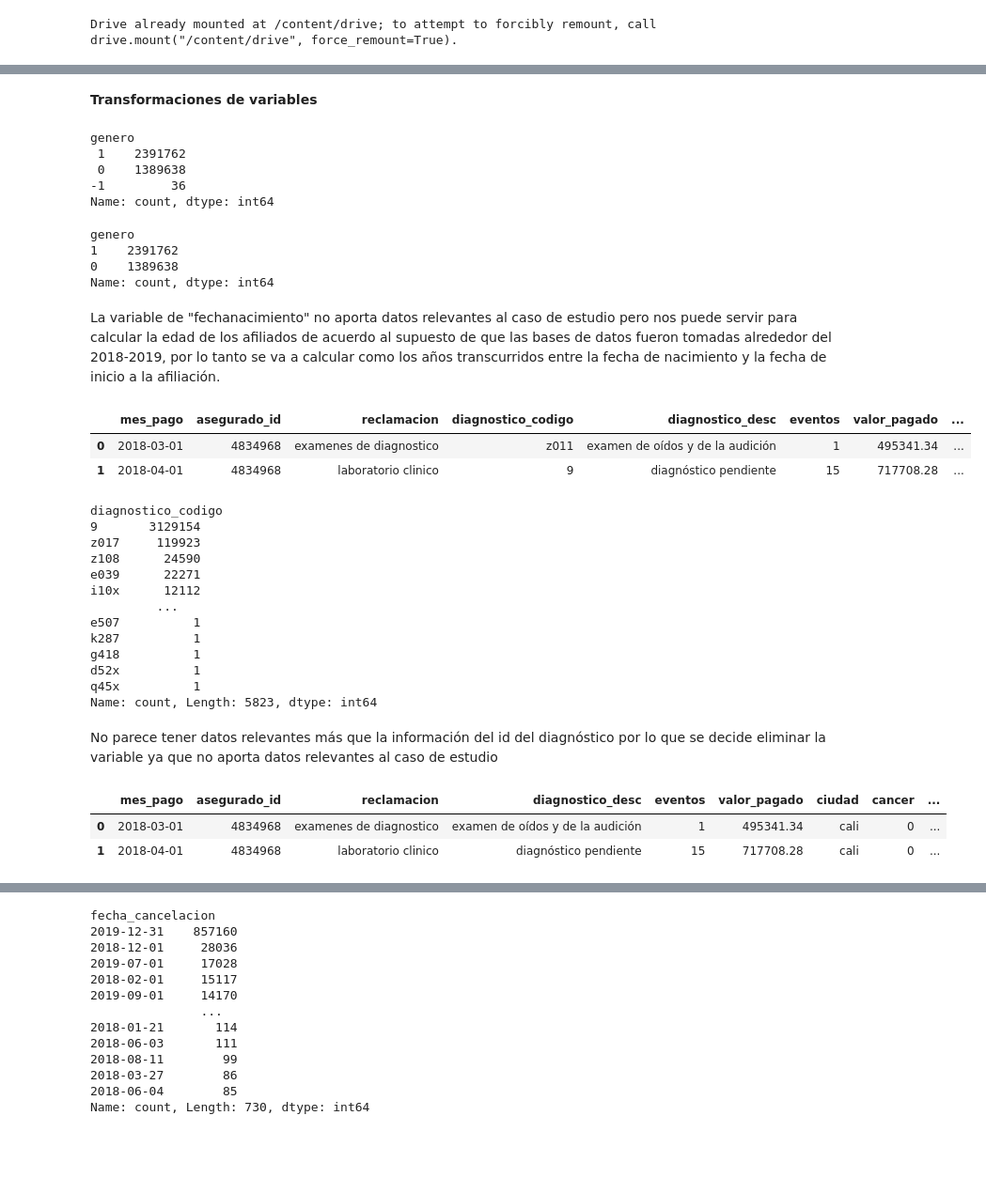
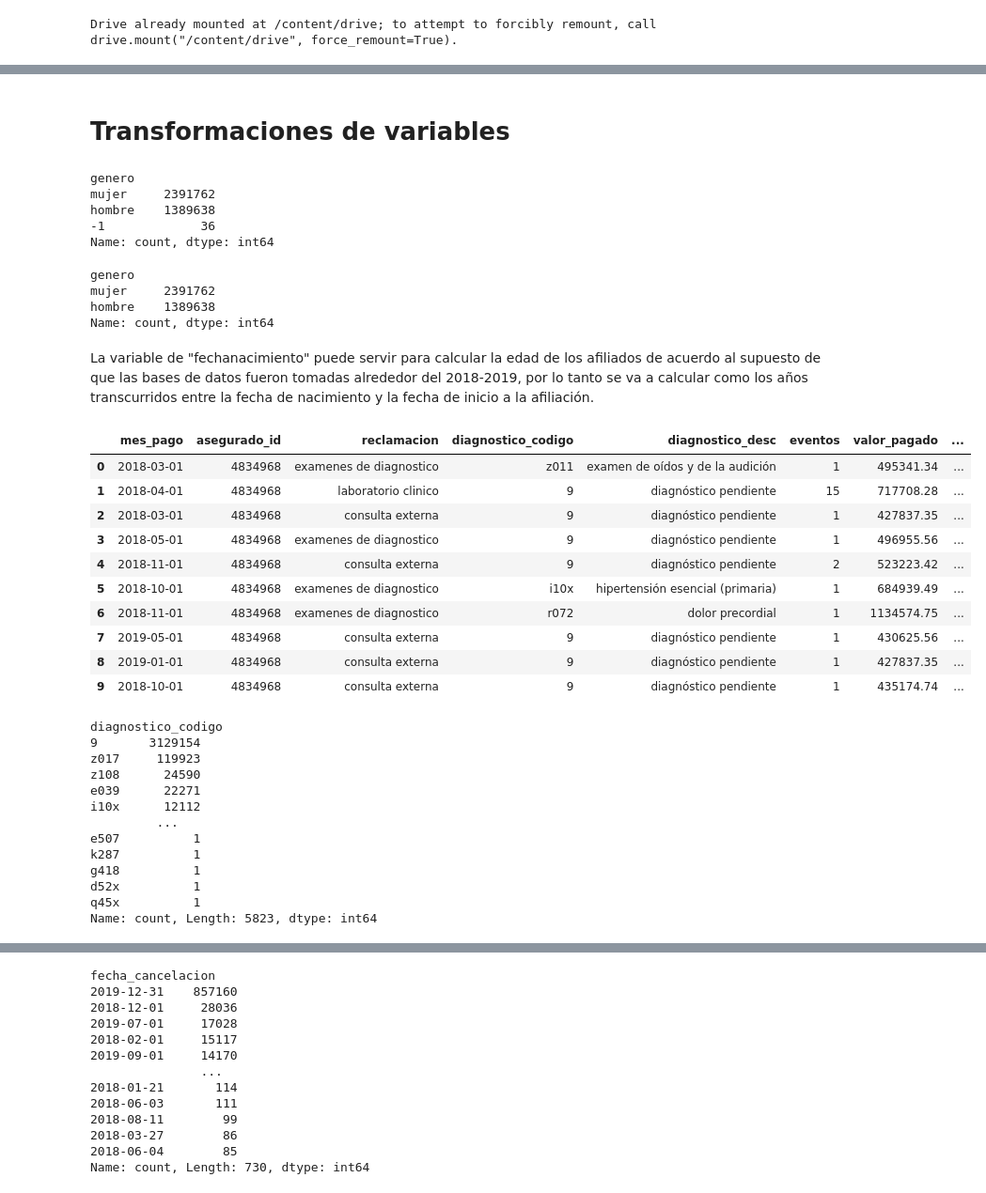
Before and after one commit to danielmancovidales/Aplicaciones-en-finanzas, a Jupyter notebook: Exploratorio.ipynb, the cells around one changed output, grey strips where cells are left out. Shown at 94% size. Saved outputs shown, nothing was run; the diff lists cells and outputs as text; code cells hidden in the pictures; blank space fills up the shorter version.

```diff
--- a/Exploratorio.ipynb
+++ b/Exploratorio.ipynb
@@ -29,9 +53,9 @@ df_filtrado.head(2)
 # %% [markdown]
-**Transformaciones de variables**
+# **Transformaciones de variables**
 # %%
 #Se cambia la variable mujer por genero donde 1 será genero femenino y 0 será masculino
 df_filtrado["genero"] = df_filtrado["mujer"].rename("genero")
-###df_filtrado['genero'] = df_filtrado['mujer'].replace({0: 'hombre', 1: 'mujer'})
+df_filtrado['genero'] = df_filtrado['mujer'].replace({0: 'hombre', 1: 'mujer'})
 
 #Eliminación
 df_filtrado = df_filtrado.drop(["mujer"], axis=1)
@@ -44,9 +68,9 @@ df_filtrado['valor_pagado']=df_filtrado['valor_pagado'].round(2)
 df_filtrado["genero"].value_counts()
 # %% [output]
 genero
- 1    2391762
- 0    1389638
--1         36
+mujer     2391762
+hombre    1389638
+-1             36
 Name: count, dtype: int64
 # %%
 #Se eliminan los registros "-1" ya que sólo se tomarán los géneros 1 para F y 0 para M
@@ -54,48 +78,49 @@ df_filtrado = df_filtrado.drop(df_filtrado.loc[df_filtrado['genero'] == -1].inde
 df_filtrado["genero"].value_counts()
 # %% [output]
 genero
-1    2391762
-0    1389638
+mujer     2391762
+hombre    1389638
 Name: count, dtype: int64
 # %% [markdown]
-La variable de "fechanacimiento" no aporta datos relevantes al caso de estudio pero nos puede servir para calcular la edad de los afiliados de acuerdo al supuesto de que las bases de datos fueron tomadas alrededor del 2018-2019, por lo tanto se va a calcular como los años transcurridos entre la fecha de nacimiento y la fecha de inicio a la afiliación.
+La variable de "fechanacimiento" puede servir para calcular la edad de los afiliados de acuerdo al supuesto de que las bases de datos fueron tomadas alrededor del 2018-2019, por lo tanto se va a calcular como los años transcurridos entre la fecha de nacimiento y la fecha de inicio a la afiliación.
 # %%
 #Convertir la fecha de nacimiento en una variable de edad
 df_filtrado['fecha_inicio'] = pd.to_datetime(df_filtrado['fecha_inicio'], format='%Y-%m-%d')
 df_filtrado['fechanacimiento'] = pd.to_datetime(df_filtrado['fechanacimiento'], format='%Y-%m-%d')
 df_filtrado['edad'] = (df_filtrado['fecha_inicio'] - df_filtrado['fechanacimiento']).dt.days // 365
 
 #Eliminación de las fechas
 df_filtrado = df_filtrado.drop(["fecha_inicio", "fechanacimiento"], axis=1)
-df_filtrado.head(2)
+df_filtrado.head(10)
 # %% [output]
 |  | mes_pago | asegurado_id | reclamacion | diagnostico_codigo | diagnostico_desc | eventos | valor_pagado | ... |
 | 0 | 2018-03-01 | 4834968 | examenes de diagnostico | z011 | examen de oídos y de la audición | 1 | 495341.34 | ... |
 | 1 | 2018-04-01 | 4834968 | laboratorio clinico | 9 | diagnóstico pendiente | 15 | 717708.28 | ... |
+| 2 | 2018-03-01 | 4834968 | consulta externa | 9 | diagnóstico pendiente | 1 | 427837.35 | ... |
+| 3 | 2018-05-01 | 4834968 | examenes de diagnostico | 9 | diagnóstico pendiente | 1 | 496955.56 | ... |
+| 4 | 2018-11-01 | 4834968 | consulta externa | 9 | diagnóstico pendiente | 2 | 523223.42 | ... |
+| 5 | 2018-10-01 | 4834968 | examenes de diagnostico | i10x | hipertensión esencial (primaria) | 1 | 684939.49 | ... |
+| 6 | 2018-11-01 | 4834968 | examenes de diagnostico | r072 | dolor precordial | 1 | 1134574.75 | ... |
+| 7 | 2019-05-01 | 4834968 | consulta externa | 9 | diagnóstico pendiente | 1 | 430625.56 | ... |
+| 8 | 2019-01-01 | 4834968 | consulta externa | 9 | diagnóstico pendiente | 1 | 427837.35 | ... |
+| 9 | 2018-10-01 | 4834968 | consulta externa | 9 | diagnóstico pendiente | 1 | 435174.74 | ... |
-# %%
-#Consulta para saber qué datos tiene la variable diagnostico_codigo
-df_filtrado['diagnostico_codigo'].value_counts()
-# %% [output]
-diagnostico_codigo
-9       3129154
-z017     119923
-z108      24590
-e039      22271
-i10x      12112
-         ...
-e507          1
-k287          1
-g418          1
-d52x          1
-q45x          1
-Name: count, Length: 5823, dtype: int64
-# %% [markdown]
-No parece tener datos relevantes más que la información del id del diagnóstico por lo que se decide eliminar la variable ya que no aporta datos relevantes al caso de estudio
-# %%
-#Eliminación de la variable
-df_filtrado = df_filtrado.drop(["diagnostico_codigo"], axis=1)
-df_filtrado.head(2)
-# %% [output]
-|  | mes_pago | asegurado_id | reclamacion | diagnostico_desc | eventos | valor_pagado | ciudad | cancer | ... |
-| 0 | 2018-03-01 | 4834968 | examenes de diagnostico | examen de oídos y de la audición | 1 | 495341.34 | cali | 0 | ... |
-| 1 | 2018-04-01 | 4834968 | laboratorio clinico | diagnóstico pendiente | 15 | 717708.28 | cali | 0 | ... |
+# %%
+### se haya el valor unitario de la reclamacion, se divide el valor pagado x el numero de eventos para saber cuanto costo cada tipo de reclamacion realizada.
+df_filtrado['valor_unitario_reclamacion'] = np.where(df_filtrado['eventos'] != 0, df_filtrado['valor_pagado'] / df_filtrado['eventos'], df_filtrado['valor_pagado'])
+
+#Cons(ulta para saber qué datos tiene la variable diagnostico_codigo
+df_filtrado['diagnostico_codigo'].value_counts()
+# %% [output]
+diagnostico_codigo
+9       3129154
+z017     119923
+z108      24590
+e039      22271
+i10x      12112
+         ...
+e507          1
+k287          1
+g418          1
+d52x          1
+q45x          1
+Name: count, Length: 5823, dtype: int64
```
Also changed, not shown: parts of 16 cells of this notebook.
